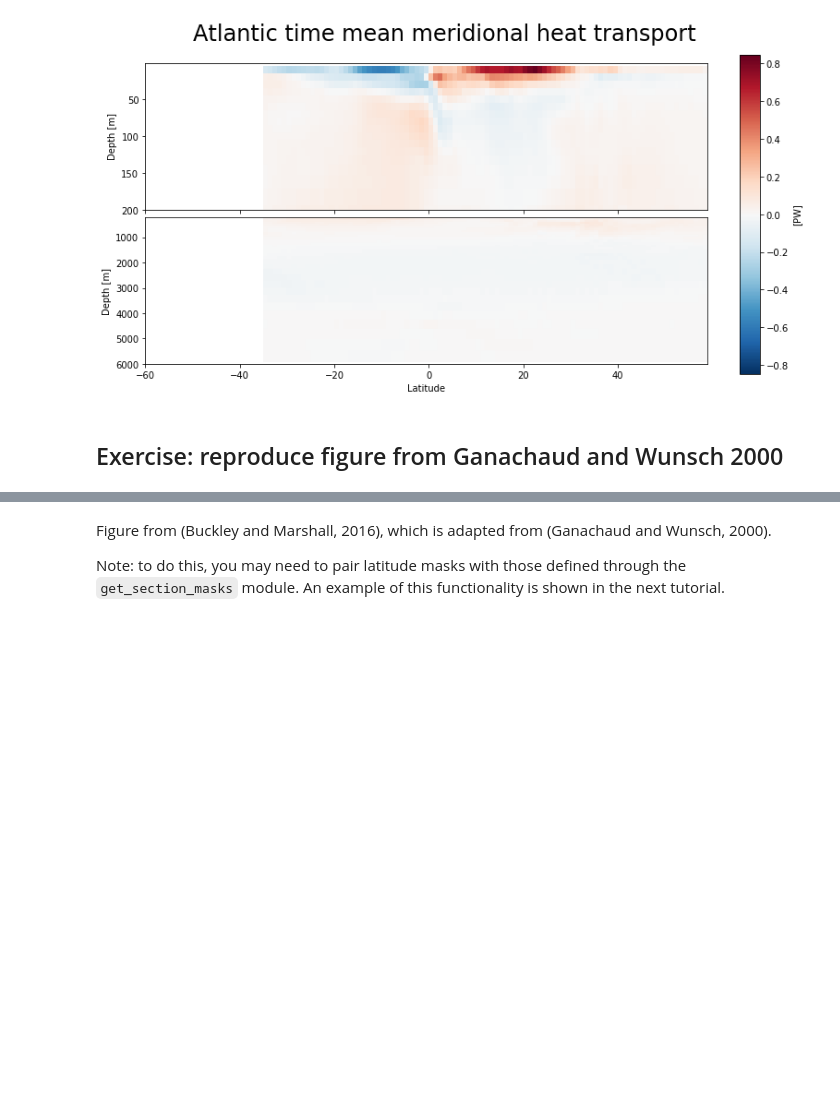
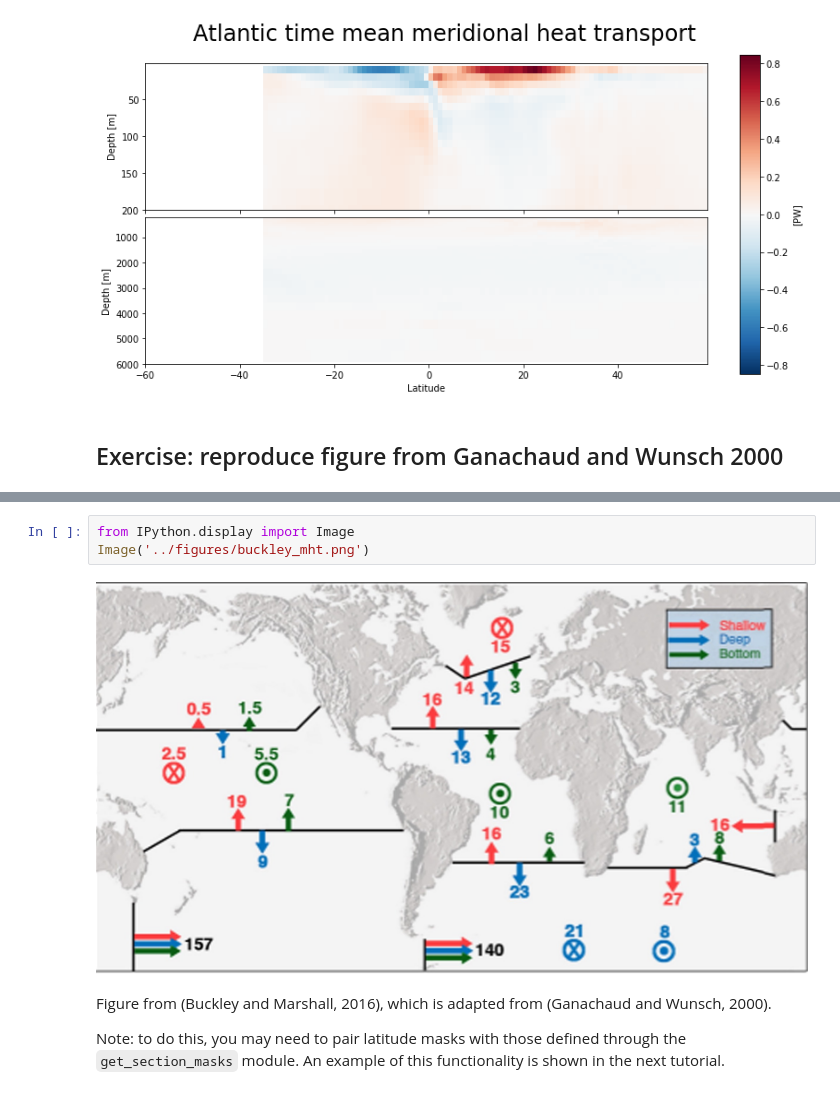
Before and after one commit to ECCO-GROUP/ECCO-v4-Python-Tutorial, a Jupyter notebook: Tutorials_as_Jupyter_Notebooks/compute_mht.ipynb, the cells around one changed output, grey strips where cells are left out. Cells and saved outputs as stored; diff of their text form; blank space fills up the shorter version.

Commit message:
Trying ipython display

```diff
--- a/Tutorials_as_Jupyter_Notebooks/compute_mht.ipynb
+++ b/Tutorials_as_Jupyter_Notebooks/compute_mht.ipynb
@@ -376,3 +374,8 @@ lat_depth_plot(mht,'atl_heat_trsp_z','Atlantic')
+# %%
+from IPython.display import Image
+Image('../figures/buckley_mht.png')
+# %% [output]
+[figure, added]
 # %% [markdown]
 Figure from (Buckley and Marshall, 2016), which is adapted from (Ganachaud and Wunsch, 2000).
 
```
Also changed, not shown: parts of 1 cell of this notebook.
